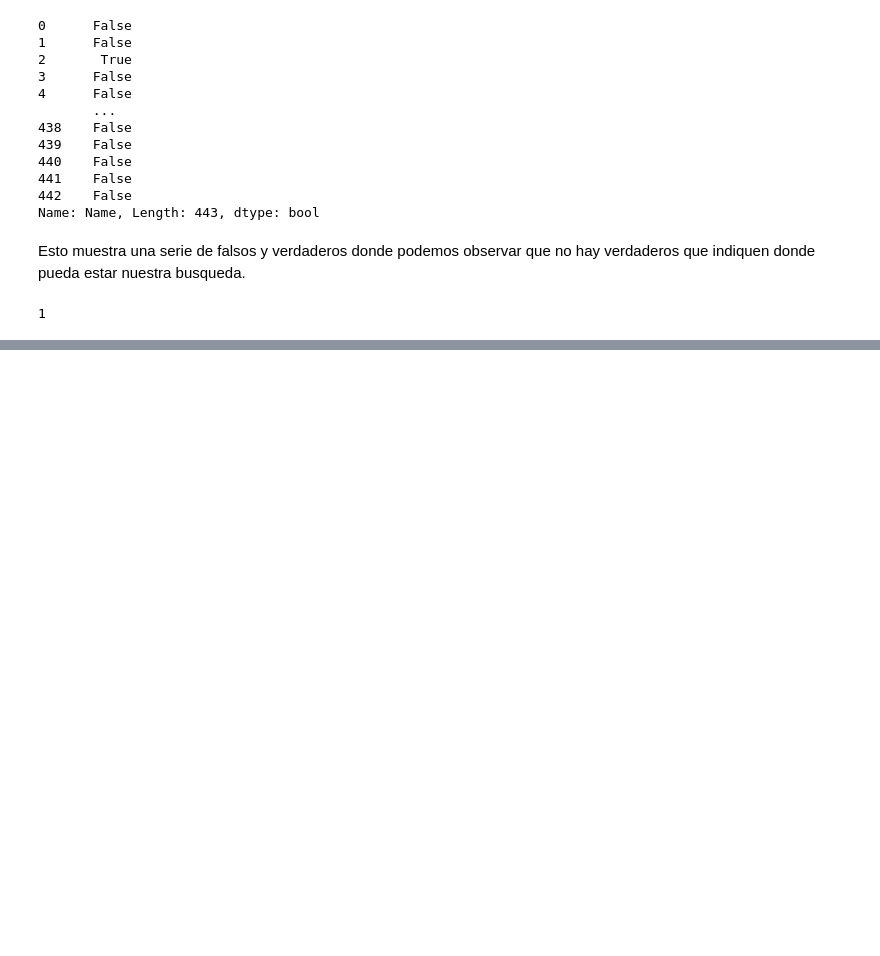
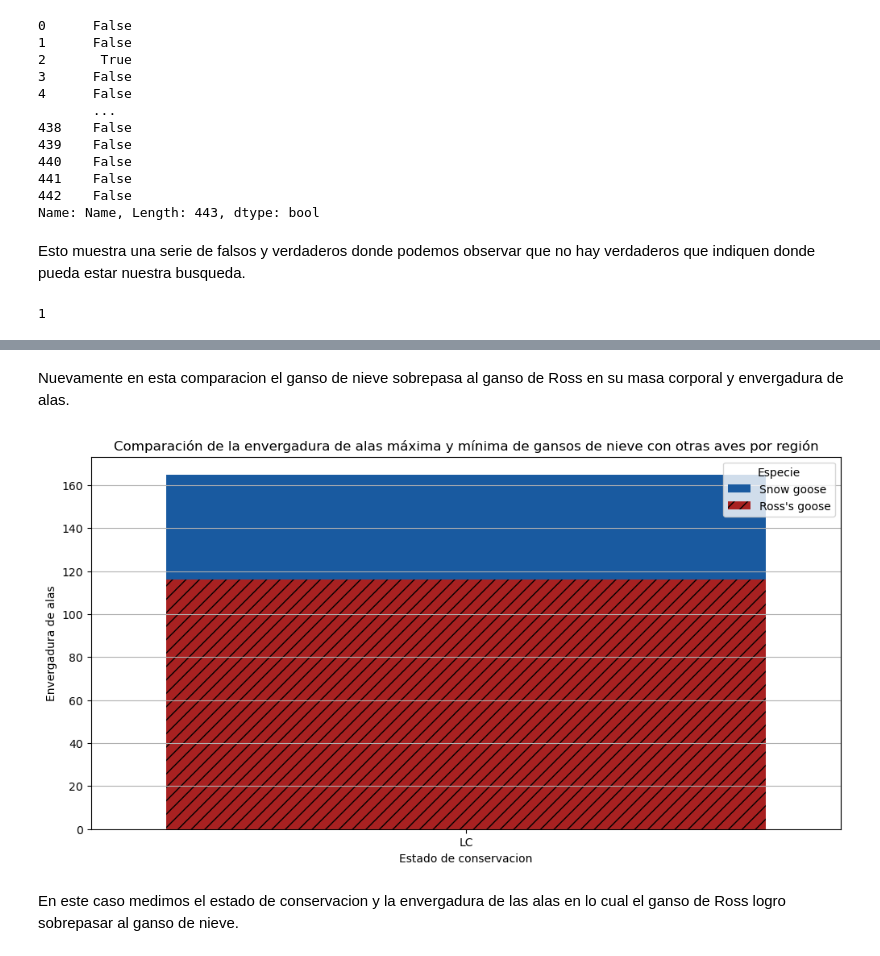
Before and after one commit to Yoel-Gasca/Data-Science-Lessons, a Jupyter notebook: 3-Visualizacion-de-Datos/09-Cantidades/asignament.ipynb, the cells around one changed output, grey strips where cells are left out. Saved outputs shown, nothing was run; the diff lists cells and outputs as text; code cells hidden in the pictures; blank space fills up the shorter version.

```diff
--- a/3-Visualizacion-de-Datos/09-Cantidades/asignament.ipynb
+++ b/3-Visualizacion-de-Datos/09-Cantidades/asignament.ipynb
@@ -48,0 +95,17 @@ sum((birds.Name == 'Snow goose'))
+# %% [markdown]
+Nuevamente en esta comparacion el ganso de nieve sobrepasa al ganso de Ross en su masa corporal y envergadura de alas.
+# %%
+# Gráfico de barras: Comparación de la envergadura de alas máxima y mínima de gansos de nieve con otras aves por región
+plt.figure(figsize=(12, 6))
+sns.barplot(x='ConservationStatus', y='MaxWingspan', data=snow_goose_data, palette=["#0359b6"], hue='Name')
+sns.barplot(x='ConservationStatus', y='MaxWingspan', data=ross_goose_data, palette=["#be0a0a"], hue='Name', hatch='//')
+plt.title('Comparación de la envergadura de alas máxima y mínima de gansos de nieve con otras aves por región')
+plt.xlabel('Estado de conservacion')
+plt.ylabel('Envergadura de alas')
+plt.legend(title='Especie')
+plt.grid(axis='y')
+plt.show()
+# %% [output]
+[figure, added]
+# %% [markdown]
+En este caso medimos el estado de conservacion y la envergadura de las alas en lo cual el ganso de Ross logro sobrepasar al ganso de nieve.
```
Also changed, not shown: parts of 7 cells of this notebook.
